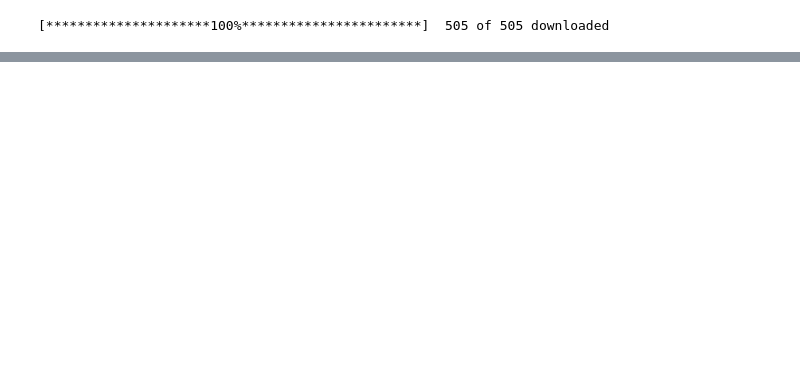
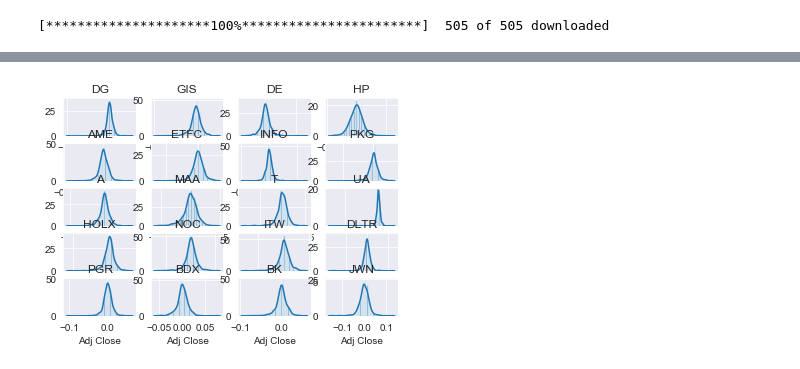
Before and after one commit to BryanLee06/Python_Assignment-Pokemon, a Jupyter notebook: S&P 500 Stock Index Analysis.ipynb, the cells around one changed output, grey strips where cells are left out. Drawn from its saved outputs; the diff is of its cells as text; code cells hidden in the pictures; blank space fills up the shorter version.

```diff
--- a/S&P 500 Stock Index Analysis.ipynb
+++ b/S&P 500 Stock Index Analysis.ipynb
@@ -265,0 +290,7 @@ This is a standard Monte Carlo Simulation that is used to predict stock prices,
+# %%
+for i, randint in zip(range(1, 21), np.random.randint(5,505,20)):
+    plt.subplot(5, 4, i)
+    sns.distplot(np.log(1+stockdata[tickers[randint]]['Adj Close'].pct_change().iloc[1:]))
+    plt.title(tickers[randint])
+# %% [output]
+[figure, added]
```
Also changed, not shown: parts of 23 cells of this notebook, 1 other file.
